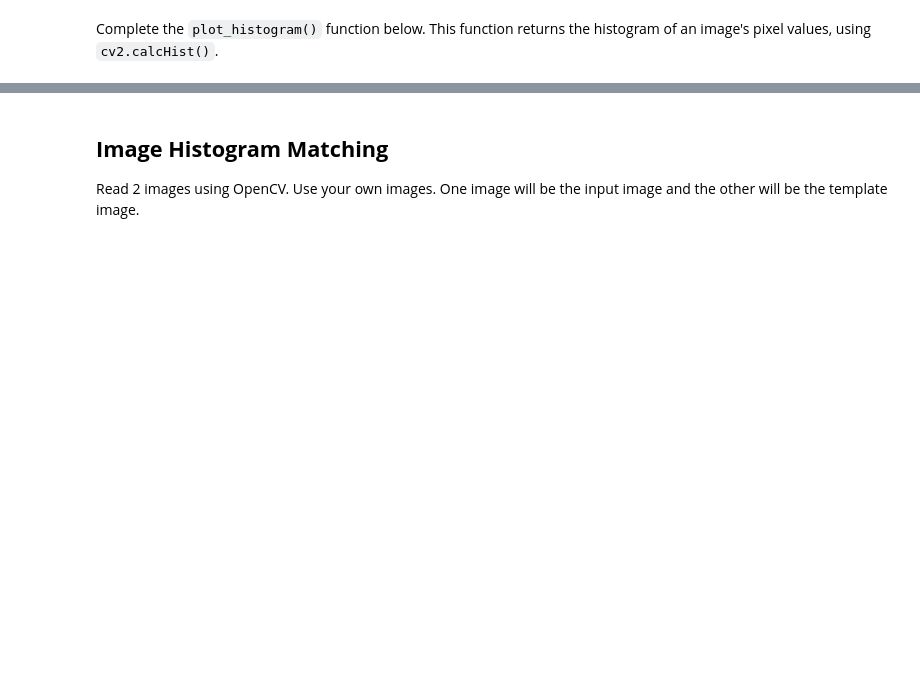
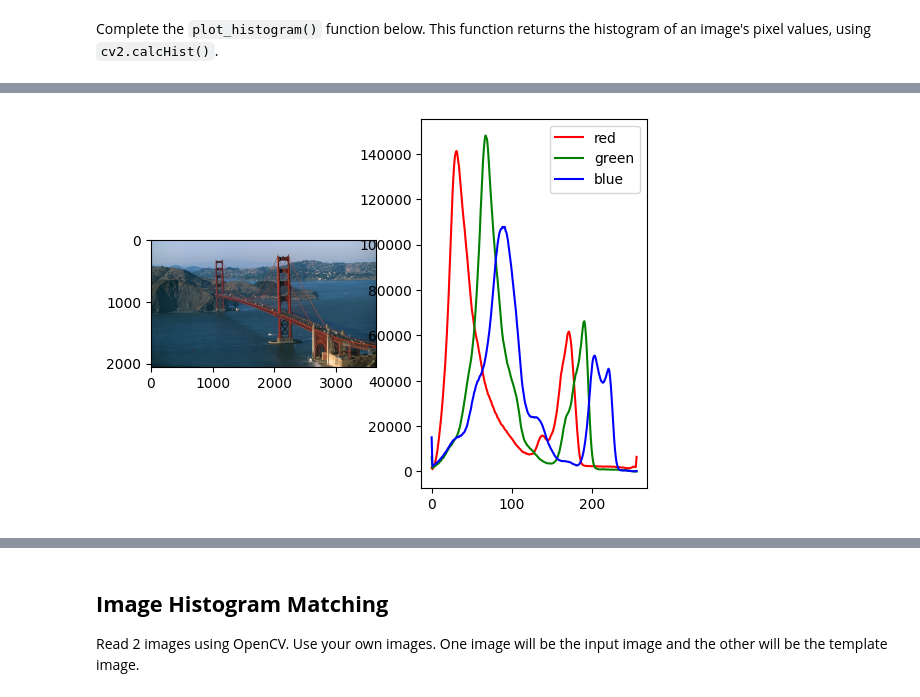
Before and after one commit to Digital-Image-Processing-Laboratory/image_processing-2024, a Jupyter notebook: Lab2_Image-Enhancement/Lab2_2_Image-Enhancement-with-Statistical-Operation.ipynb, the cells around one changed output, grey strips where cells are left out. Drawn from its saved outputs; the diff is of its cells as text; code cells hidden in the pictures; blank space fills up the shorter version.

```diff
--- a/Lab2_Image-Enhancement/Lab2_2_Image-Enhancement-with-Statistical-Operation.ipynb
+++ b/Lab2_Image-Enhancement/Lab2_2_Image-Enhancement-with-Statistical-Operation.ipynb
@@ -59,3 +52,25 @@ Display the output like the reference image below using subplot, where the first
+# %%
+### START CODE HERE ###
+
+
+fig, axs = plt.subplots(1, 2)
+
+# fig.figsize = [20, 20]
+# print(fig.available())
+axs[0].imshow(img)
+hists = plot_histogram(img)
+colors = ['red', 'green', 'blue']
+i = 0
+for hist in hists:
+	plt.plot(hist, color=colors[i])
+	i += 1
+plt.legend(colors)
+plt.show()
+
+
+### END CODE HERE ###
+# %% [output]
+[figure, added]
 # %% [markdown]
 Now let's equalize the histogram of all channel using `cv2.equalizeHistogram()`<br/>
 Display the output like the reference image below using subplot, where the first plot is the image and the second plot is the histogram of each channel that that has been equalized.
```
Also changed, not shown: parts of 11 cells of this notebook, 2 other files.
